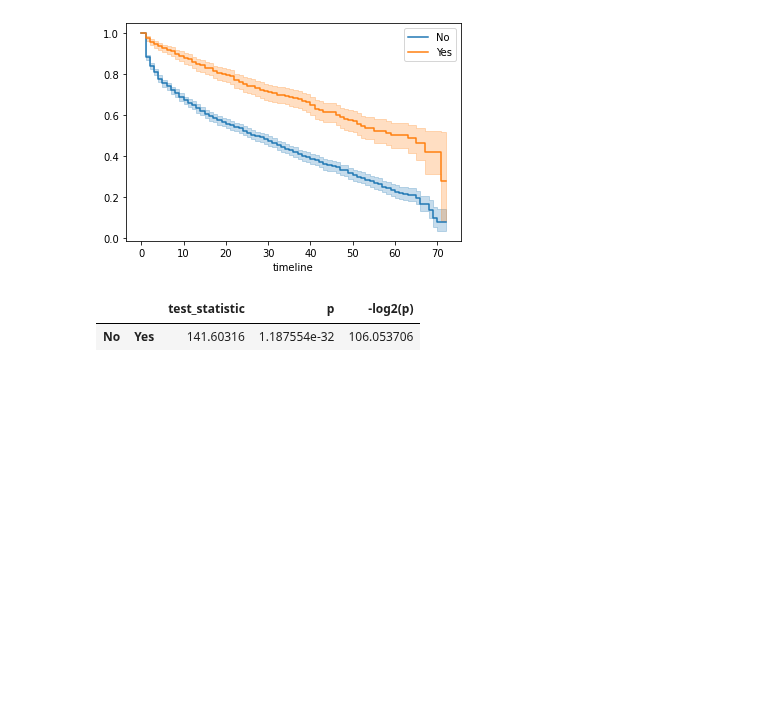
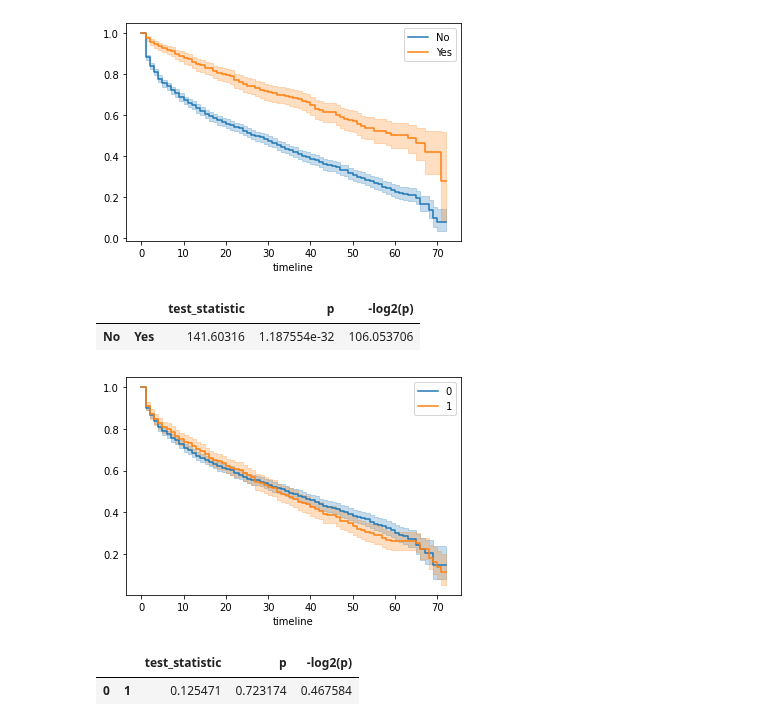
Before and after one commit to suvigyajain0101/CaseStudies, a Jupyter notebook: SurvivalAnalysis/02_KaplanMeier.ipynb, the cells around one changed output. Cells and saved outputs as stored; diff of their text form; code cells hidden in the pictures; blank space fills up the shorter version.

Commit message:
completed KM Curves at covariates

```diff
--- a/SurvivalAnalysis/02_KaplanMeier.ipynb
+++ b/SurvivalAnalysis/02_KaplanMeier.ipynb
@@ -135,3 +135,12 @@ print_logrank('OnlineSecurity')
 # %% [output]
 |  |  | test_statistic | p | -log2(p) |
 | No | Yes | 141.60316 | 1.187554e-32 | 106.053706 |
+# %%
+plot_km('SeniorCitizen')
+# %% [output]
+[figure, added]
+# %%
+print_logrank('SeniorCitizen')
+# %% [output]
+|  |  | test_statistic | p | -log2(p) |
+| 0 | 1 | 0.125471 | 0.723174 | 0.467584 |
```
Also changed, not shown: parts of 26 cells of this notebook.
